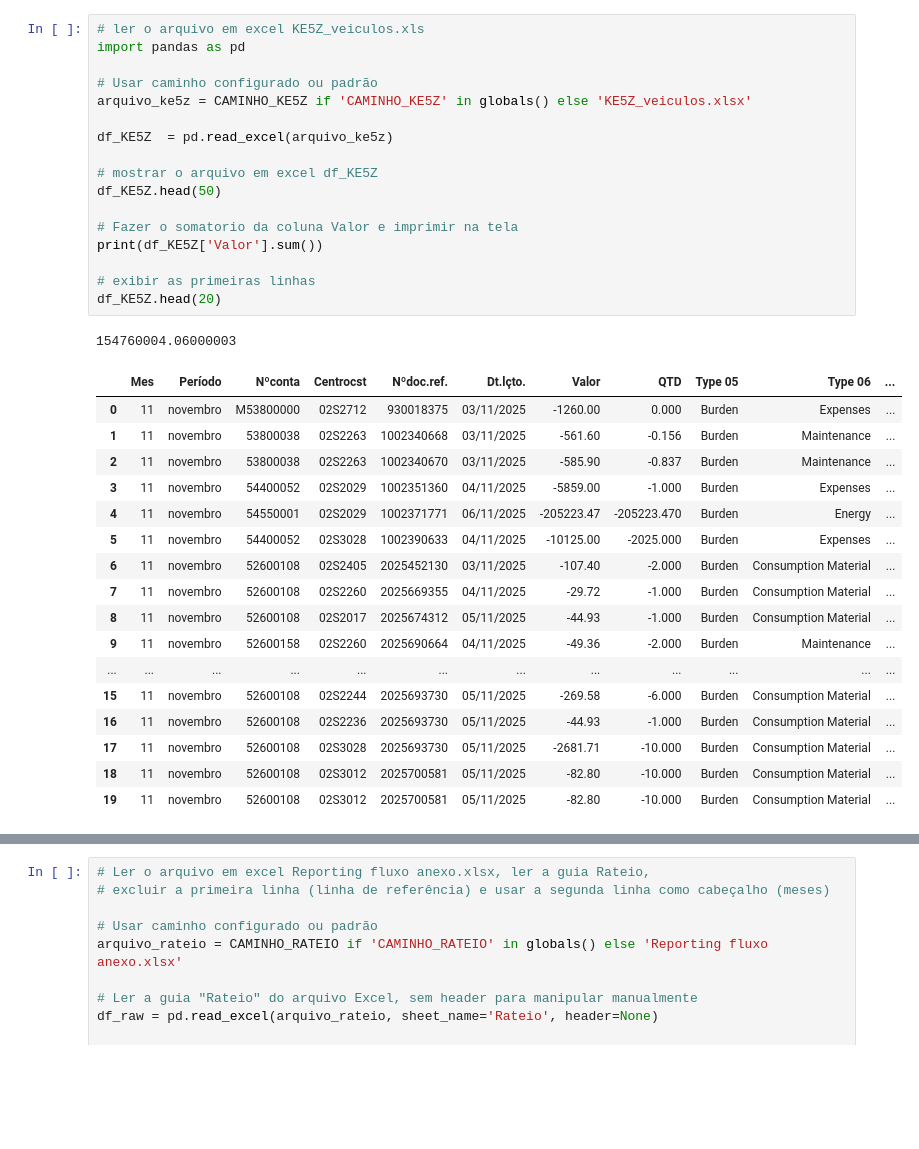
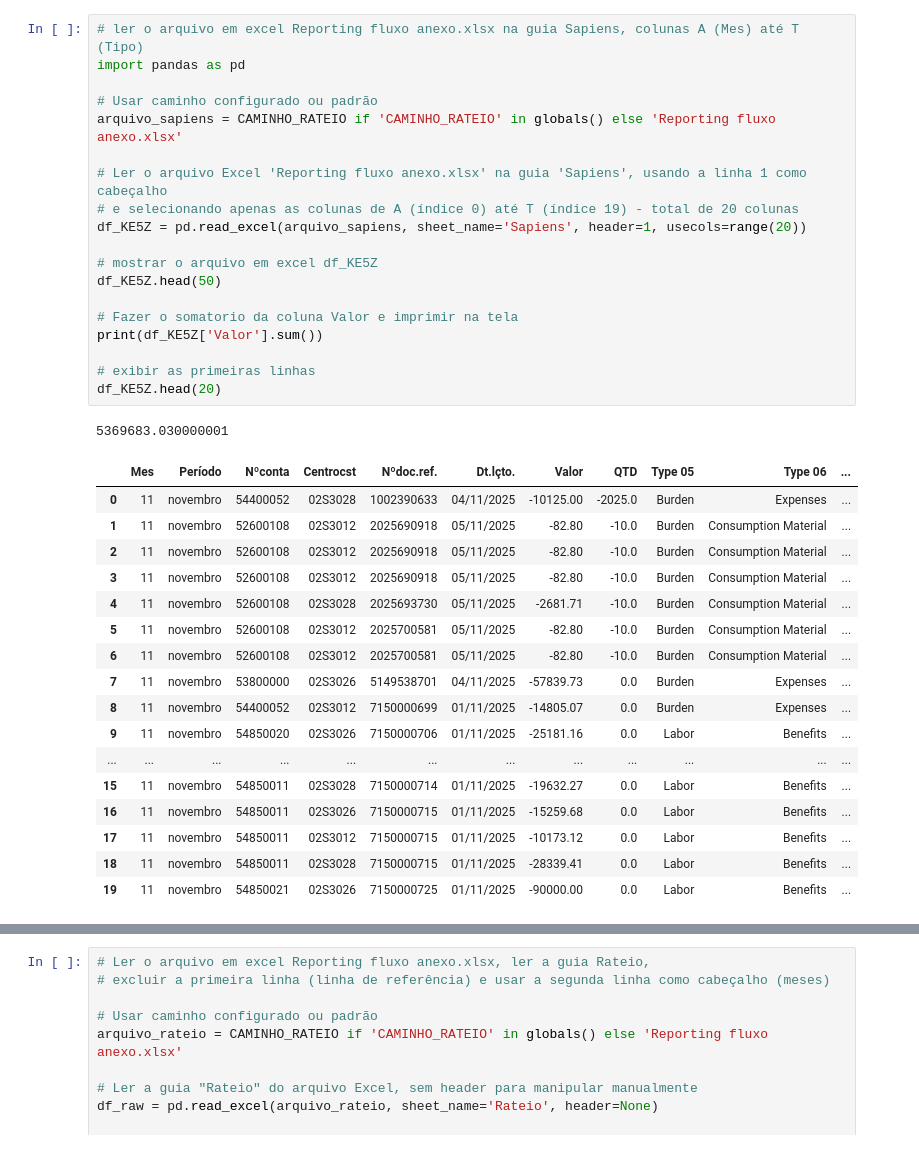
Before and after one commit to cardinhudson/TC, a Jupyter notebook: dados.ipynb, the cells around one changed output, grey strips where cells are left out. Cells and saved outputs as stored; diff of their text form; blank space fills up the shorter version.

```diff
--- a/dados.ipynb
+++ b/dados.ipynb
@@ -162,41 +161,43 @@ print(f"{'='*70}\n")
 📝 Execute as próximas células para processar os dados
 ======================================================================
 # %%
-# ler o arquivo em excel KE5Z_veiculos.xls
+# ler o arquivo em excel Reporting fluxo anexo.xlsx na guia Sapiens, colunas A (Mes) até T (Tipo)
 import pandas as pd
 
 # Usar caminho configurado ou padrão
-arquivo_ke5z = CAMINHO_KE5Z if 'CAMINHO_KE5Z' in globals() else 'KE5Z_veiculos.xlsx'
+arquivo_sapiens = CAMINHO_RATEIO if 'CAMINHO_RATEIO' in globals() else 'Reporting fluxo anexo.xlsx'
 
-df_KE5Z  = pd.read_excel(arquivo_ke5z)
+# Ler o arquivo Excel 'Reporting fluxo anexo.xlsx' na guia 'Sapiens', usando a linha 1 como cabeçalho
+# e selecionando apenas as colunas de A (índice 0) até T (índice 19) - total de 20 colunas
+df_KE5Z = pd.read_excel(arquivo_sapiens, sheet_name='Sapiens', header=1, usecols=range(20))
 
 # mostrar o arquivo em excel df_KE5Z
 df_KE5Z.head(50)
 
 # Fazer o somatorio da coluna Valor e imprimir na tela
 print(df_KE5Z['Valor'].sum())
 
 # exibir as primeiras linhas
 df_KE5Z.head(20)
 # %% [output]
-154760004.06000003
+5369683.030000001
 |  | Mes | Período | Nºconta | Centrocst | Nºdoc.ref. | Dt.lçto. | Valor | QTD | Type 05 | Type 06 | ... |
-| 0 | 11 | novembro | M53800000 | 02S2712 | 930018375 | 03/11/2025 | -1260.00 | 0.000 | Burden | Expenses | ... |
-| 1 | 11 | novembro | 53800038 | 02S2263 | 1002340668 | 03/11/2025 | -561.60 | -0.156 | Burden | Maintenance | ... |
-| 2 | 11 | novembro | 53800038 | 02S2263 | 1002340670 | 03/11/2025 | -585.90 | -0.837 | Burden | Maintenance | ... |
-| 3 | 11 | novembro | 54400052 | 02S2029 | 1002351360 | 04/11/2025 | -5859.00 | -1.000 | Burden | Expenses | ... |
-| 4 | 11 | novembro | 54550001 | 02S2029 | 1002371771 | 06/11/2025 | -205223.47 | -205223.470 | Burden | Energy | ... |
-| 5 | 11 | novembro | 54400052 | 02S3028 | 1002390633 | 04/11/2025 | -10125.00 | -2025.000 | Burden | Expenses | ... |
-| 6 | 11 | novembro | 52600108 | 02S2405 | 2025452130 | 03/11/2025 | -107.40 | -2.000 | Burden | Consumption Material | ... |
-| 7 | 11 | novembro | 52600108 | 02S2260 | 2025669355 | 04/11/2025 | -29.72 | -1.000 | Burden | Consumption Material | ... |
-| 8 | 11 | novembro | 52600108 | 02S2017 | 2025674312 | 05/11/2025 | -44.93 | -1.000 | Burden | Consumption Material | ... |
-| 9 | 11 | novembro | 52600158 | 02S2260 | 2025690664 | 04/11/2025 | -49.36 | -2.000 | Burden | Maintenance | ... |
+| 0 | 11 | novembro | 54400052 | 02S3028 | 1002390633 | 04/11/2025 | -10125.00 | -2025.0 | Burden | Expenses | ... |
+| 1 | 11 | novembro | 52600108 | 02S3012 | 2025690918 | 05/11/2025 | -82.80 | -10.0 | Burden | Consumption Material | ... |
+| 2 | 11 | novembro | 52600108 | 02S3012 | 2025690918 | 05/11/2025 | -82.80 | -10.0 | Burden | Consumption Material | ... |
+| 3 | 11 | novembro | 52600108 | 02S3012 | 2025690918 | 05/11/2025 | -82.80 | -10.0 | Burden | Consumption Material | ... |
+| 4 | 11 | novembro | 52600108 | 02S3028 | 2025693730 | 05/11/2025 | -2681.71 | -10.0 | Burden | Consumption Material | ... |
+| 5 | 11 | novembro | 52600108 | 02S3012 | 2025700581 | 05/11/2025 | -82.80 | -10.0 | Burden | Consumption Material | ... |
+| 6 | 11 | novembro | 52600108 | 02S3012 | 2025700581 | 05/11/2025 | -82.80 | -10.0 | Burden | Consumption Material | ... |
+| 7 | 11 | novembro | 53800000 | 02S3026 | 5149538701 | 04/11/2025 | -57839.73 | 0.0 | Burden | Expenses | ... |
+| 8 | 11 | novembro | 54400052 | 02S3012 | 7150000699 | 01/11/2025 | -14805.07 | 0.0 | Burden | Expenses | ... |
+| 9 | 11 | novembro | 54850020 | 02S3026 | 7150000706 | 01/11/2025 | -25181.16 | 0.0 | Labor | Benefits | ... |
 | ... | ... | ... | ... | ... | ... | ... | ... | ... | ... | ... | ... |
-| 15 | 11 | novembro | 52600108 | 02S2244 | 2025693730 | 05/11/2025 | -269.58 | -6.000 | Burden | Consumption Material | ... |
-| 16 | 11 | novembro | 52600108 | 02S2236 | 2025693730 | 05/11/2025 | -44.93 | -1.000 | Burden | Consumption Material | ... |
-| 17 | 11 | novembro | 52600108 | 02S3028 | 2025693730 | 05/11/2025 | -2681.71 | -10.000 | Burden | Consumption Material | ... |
-| 18 | 11 | novembro | 52600108 | 02S3012 | 2025700581 | 05/11/2025 | -82.80 | -10.000 | Burden | Consumption Material | ... |
-| 19 | 11 | novembro | 52600108 | 02S3012 | 2025700581 | 05/11/2025 | -82.80 | -10.000 | Burden | Consumption Material | ... |
+| 15 | 11 | novembro | 54850011 | 02S3028 | 7150000714 | 01/11/2025 | -19632.27 | 0.0 | Labor | Benefits | ... |
+| 16 | 11 | novembro | 54850011 | 02S3026 | 7150000715 | 01/11/2025 | -15259.68 | 0.0 | Labor | Benefits | ... |
+| 17 | 11 | novembro | 54850011 | 02S3012 | 7150000715 | 01/11/2025 | -10173.12 | 0.0 | Labor | Benefits | ... |
+| 18 | 11 | novembro | 54850011 | 02S3028 | 7150000715 | 01/11/2025 | -28339.41 | 0.0 | Labor | Benefits | ... |
+| 19 | 11 | novembro | 54850021 | 02S3026 | 7150000725 | 01/11/2025 | -90000.00 | 0.0 | Labor | Benefits | ... |
 # %%
 # Ler guia "Base conso" e garantir só uma coluna 'Custo' no resultado
 # Usar caminho configurado ou padrão
```
Also changed, not shown: parts of 9 cells of this notebook, 20 other files.
